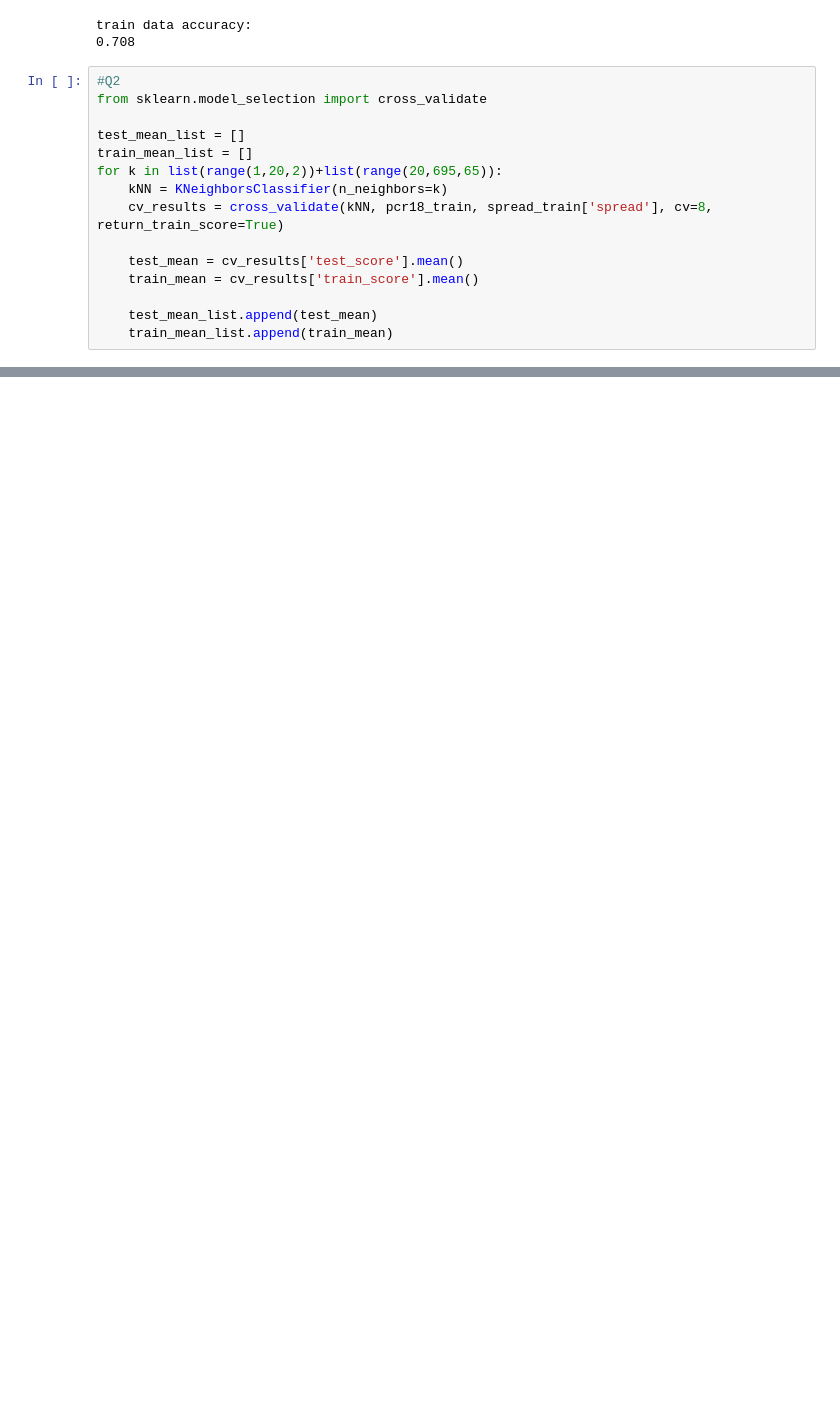
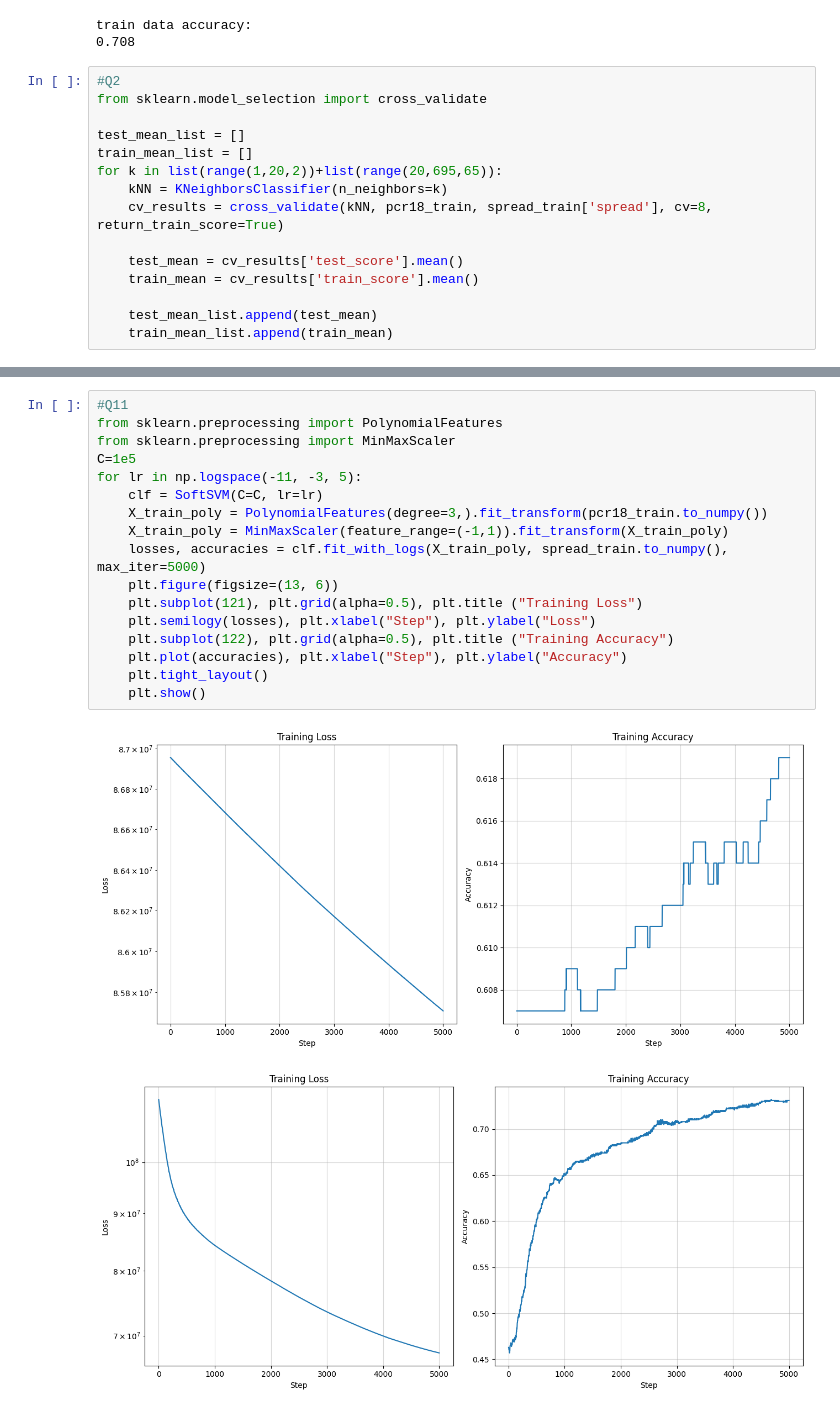
Before and after one commit to LocalTed/lomdot2, a Jupyter notebook: HW1_template.ipynb, the cells around one changed output, grey strips where cells are left out. Cells and saved outputs as stored; diff of their text form; blank space fills up the shorter version.

```diff
--- a/HW1_template.ipynb
+++ b/HW1_template.ipynb
@@ -153,0 +342,20 @@ train data accuracy:
+# %%
+#Q11
+from sklearn.preprocessing import PolynomialFeatures
+from sklearn.preprocessing import MinMaxScaler
+C=1e5
+for lr in np.logspace(-11, -3, 5):
+    clf = SoftSVM(C=C, lr=lr)
+    X_train_poly = PolynomialFeatures(degree=3,).fit_transform(pcr18_train.to_numpy())
+    X_train_poly = MinMaxScaler(feature_range=(-1,1)).fit_transform(X_train_poly)
+    losses, accuracies = clf.fit_with_logs(X_train_poly, spread_train.to_numpy(), max_iter=5000)
+    plt.figure(figsize=(13, 6))
+    plt.subplot(121), plt.grid(alpha=0.5), plt.title ("Training Loss")
+    plt.semilogy(losses), plt.xlabel("Step"), plt.ylabel("Loss")
+    plt.subplot(122), plt.grid(alpha=0.5), plt.title ("Training Accuracy")
+    plt.plot(accuracies), plt.xlabel("Step"), plt.ylabel("Accuracy")
+    plt.tight_layout()
+    plt.show()
+# %% [output]
+[figure, added]
+[figure, added]
```
Also changed, not shown: parts of 11 cells of this notebook, 5 other files.
